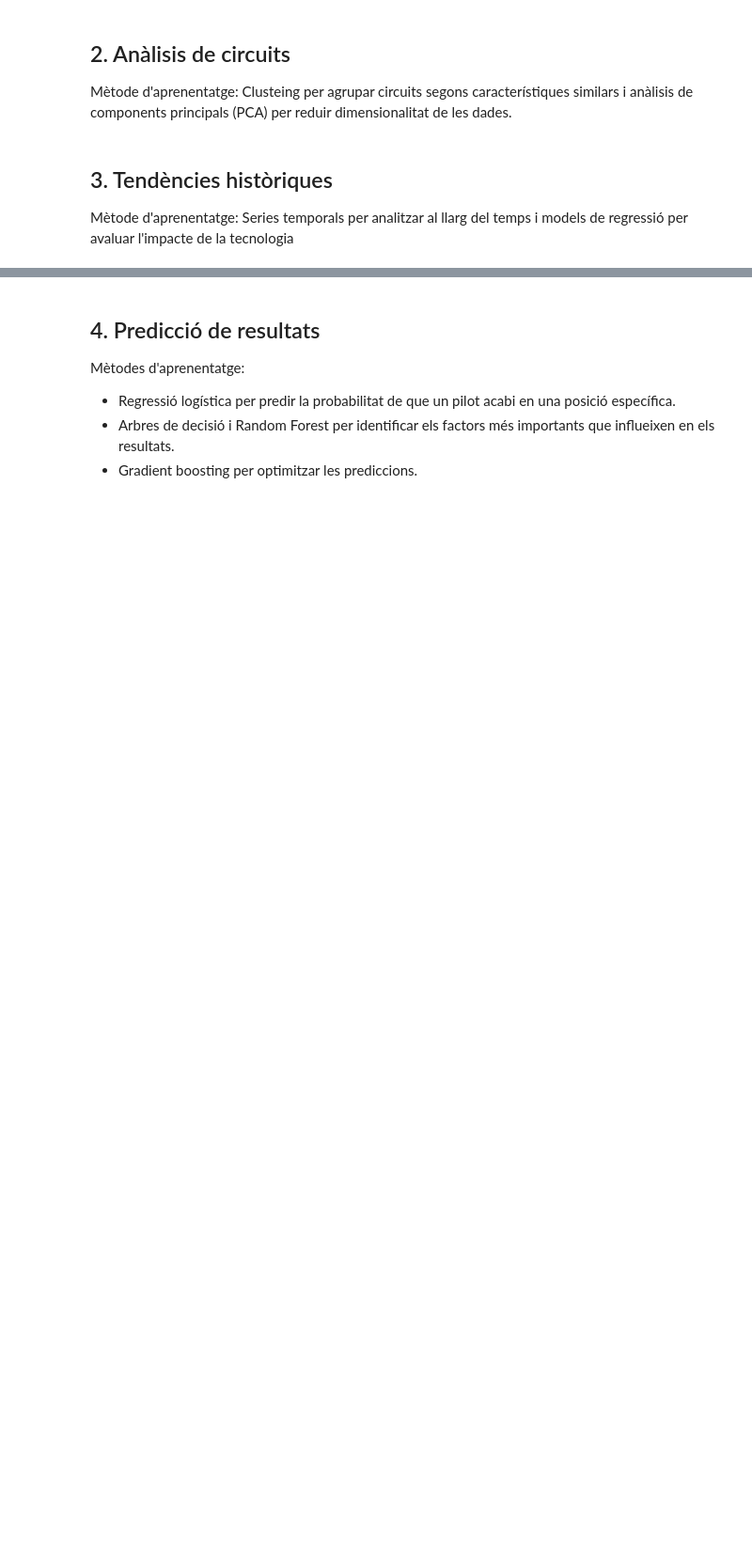
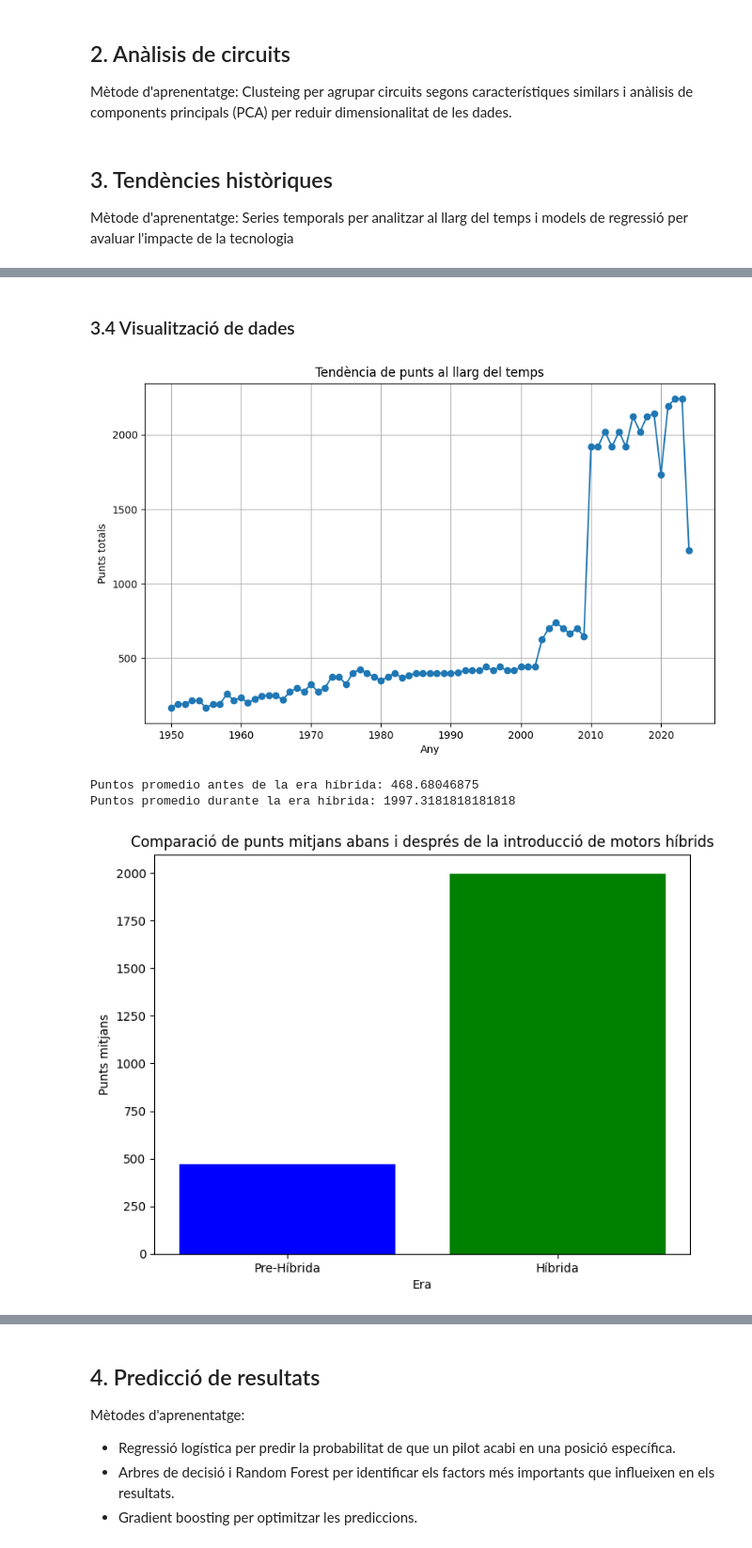
Before and after one commit to brunomoran/F1-World-Championship-Kaggle, a Jupyter notebook: f1.ipynb, the cells around one changed output, grey strips where cells are left out. Shown at 94% size. Saved outputs shown, nothing was run; the diff lists cells and outputs as text; code cells hidden in the pictures; blank space fills up the shorter version.

```diff
--- a/f1.ipynb
+++ b/f1.ipynb
@@ -227,0 +248,4 @@ Mètode d'aprenentatge: Series temporals per analitzar al llarg del temps i mode
+# %%
+merged_data = pd.merge(results, races, on='raceId')
+merged_data = pd.merge(merged_data, drivers, on='driverId')
+merged_data = pd.merge(merged_data, constructors, on='constructorId')
@@ -227,0 +258,41 @@ Mètode d'aprenentatge: Series temporals per analitzar al llarg del temps i mode
+# %%
+yearly_performance = merged_data.groupby('year').agg({
+    'points': 'sum'
+}).reset_index()
+
+# Analitzar l'impacte de la introducció de motors híbrids a la F1
+hybrid_era = merged_data[merged_data['year'] >= 2014]
+pre_hybrid_era = merged_data[merged_data['year'] < 2014]
+
+# Comparar punts abans i després de la introducció de motors híbrids
+pre_hybrid_points = pre_hybrid_era.groupby('year')['points'].sum().mean()
+hybrid_points = hybrid_era.groupby('year')['points'].sum().mean()
+# %% [markdown]
+### 3.4 Visualització de dades
+# %%
+# Visualitzar tendències de punts al llarg del temps
+plt.figure(figsize=(10, 6))
+plt.plot(yearly_performance['year'], yearly_performance['points'], marker='o')
+plt.xlabel('Any')
+plt.ylabel('Punts totals')
+plt.title('Tendència de punts al llarg del temps')
+plt.grid(True)
+plt.show()
+
+# Comparar punts abans i després de la introducció de motors híbrids
+print(f"Puntos promedio antes de la era híbrida: {pre_hybrid_points}")
+print(f"Puntos promedio durante la era híbrida: {hybrid_points}")
+eras = ['Pre-Híbrida', 'Híbrida']
+points = [pre_hybrid_points, hybrid_points]
+
+plt.figure(figsize=(8, 6))
+plt.bar(eras, points, color=['blue', 'green'])
+plt.xlabel('Era')
+plt.ylabel('Punts mitjans')
+plt.title('Comparació de punts mitjans abans i després de la introducció de motors híbrids')
+plt.show()
+# %% [output]
+[figure, added]
+Puntos promedio antes de la era híbrida: 468.68046875
+Puntos promedio durante la era híbrida: 1997.3181818181818
+[figure, added]
```
Also changed, not shown: parts of 5 cells of this notebook.
